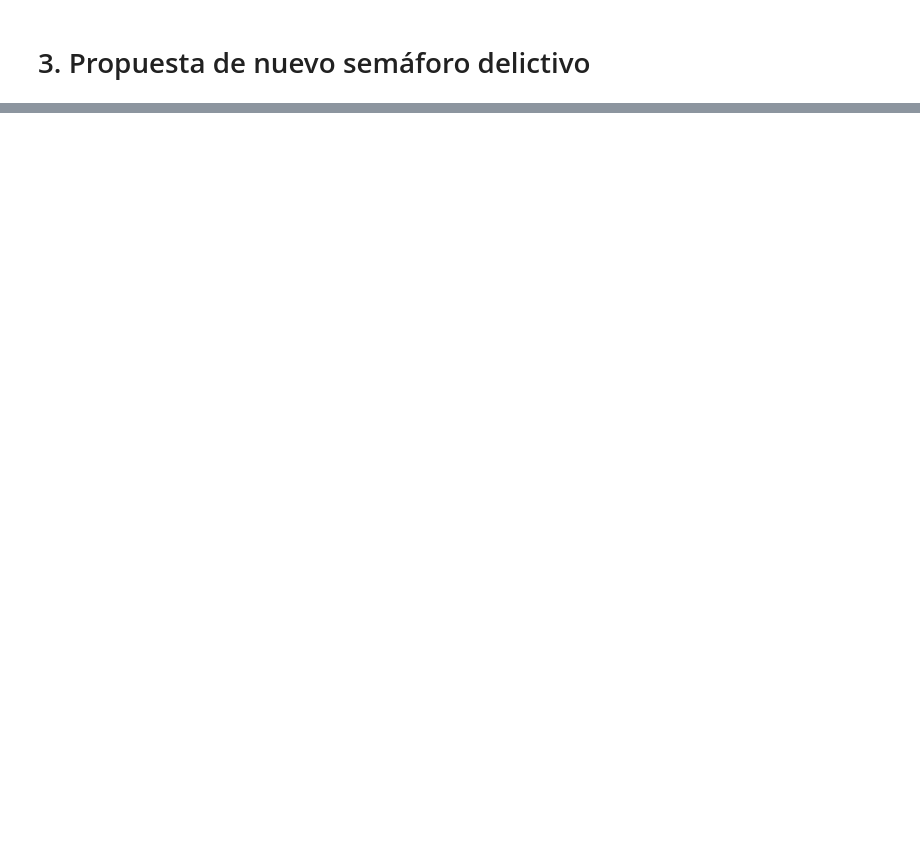
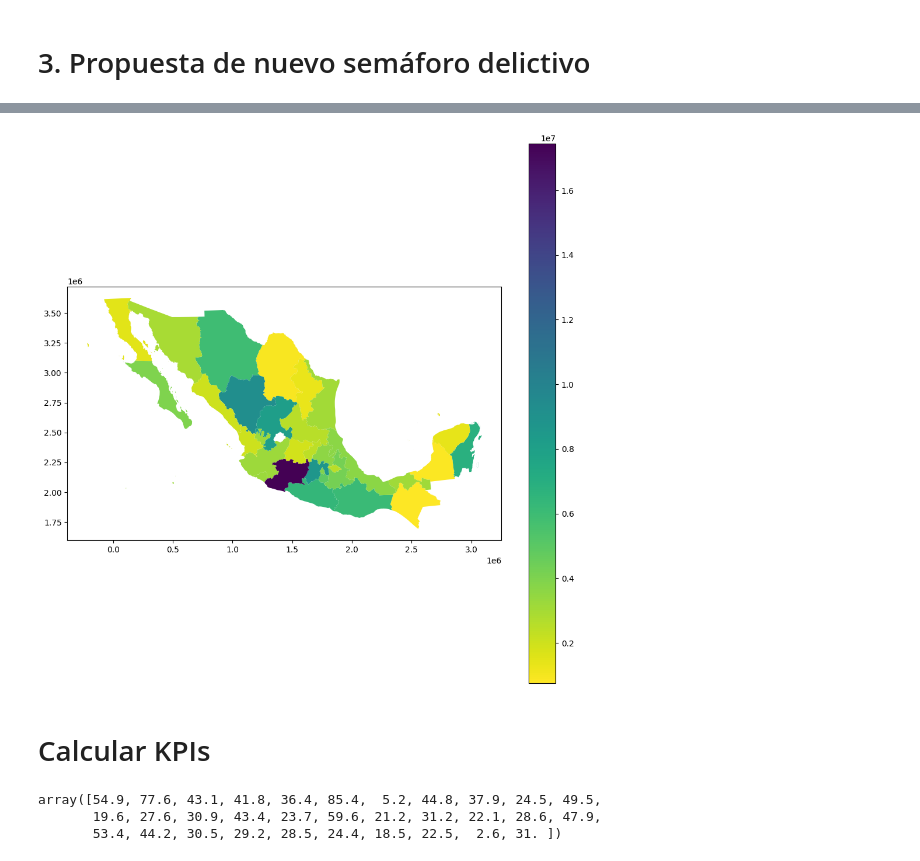
Before and after one commit to la-ciencia-del-delito/semaforo-delictivo, a Jupyter notebook: notebooks/guillermo.ipynb, the cells around one changed output, grey strips where cells are left out. Cells and saved outputs as stored; diff of their text form; code cells hidden in the pictures; blank space fills up the shorter version.

```diff
--- a/notebooks/guillermo.ipynb
+++ b/notebooks/guillermo.ipynb
@@ -112,0 +511,2 @@ a incidencia delictiva, así como sus diccionarios de datos.
+# %%
+poblacion_est_2023 = df_proyecciones[df_proyecciones["AÑO"] == 2023].groupby("CVE_GEO")["POBLACION"].sum()
@@ -112,0 +533,2 @@ a incidencia delictiva, así como sus diccionarios de datos.
+# %%
+gdf_datos_geograficos_ent['CVE_ENT'] = gdf_datos_geograficos_ent['CVE_ENT'].astype('int')
@@ -112,0 +603,3 @@ a incidencia delictiva, así como sus diccionarios de datos.
+# %%
+gdf_datos_geograficos_ent = gdf_datos_geograficos_ent.sort_values(by="CVE_ENT")
+gdf_datos_geograficos_ent["POB_EST"] = poblacion_est_2023.iloc[1:]
@@ -112,0 +615,10 @@ a incidencia delictiva, así como sus diccionarios de datos.
+# %%
+fig, ax = plt.subplots()
+
+
+gdf_datos_geograficos_ent.plot(column='POB_EST', legend=True, cmap='viridis_r', ax=ax)
+fig.set_size_inches(12,12)
+# %% [output]
+[figure, added]
+# %% [markdown]
+# Calcular KPIs
@@ -112,0 +631,6 @@ a incidencia delictiva, así como sus diccionarios de datos.
+# %%
+kpi[kpi["Año"]==2023]["IIC"].values
+# %% [output]
+array([54.9, 77.6, 43.1, 41.8, 36.4, 85.4,  5.2, 44.8, 37.9, 24.5, 49.5,
+       19.6, 27.6, 30.9, 43.4, 23.7, 59.6, 21.2, 31.2, 22.1, 28.6, 47.9,
+       53.4, 44.2, 30.5, 29.2, 28.5, 24.4, 18.5, 22.5,  2.6, 31. ])
```
Also changed, not shown: parts of 74 cells of this notebook, 4 other files.
